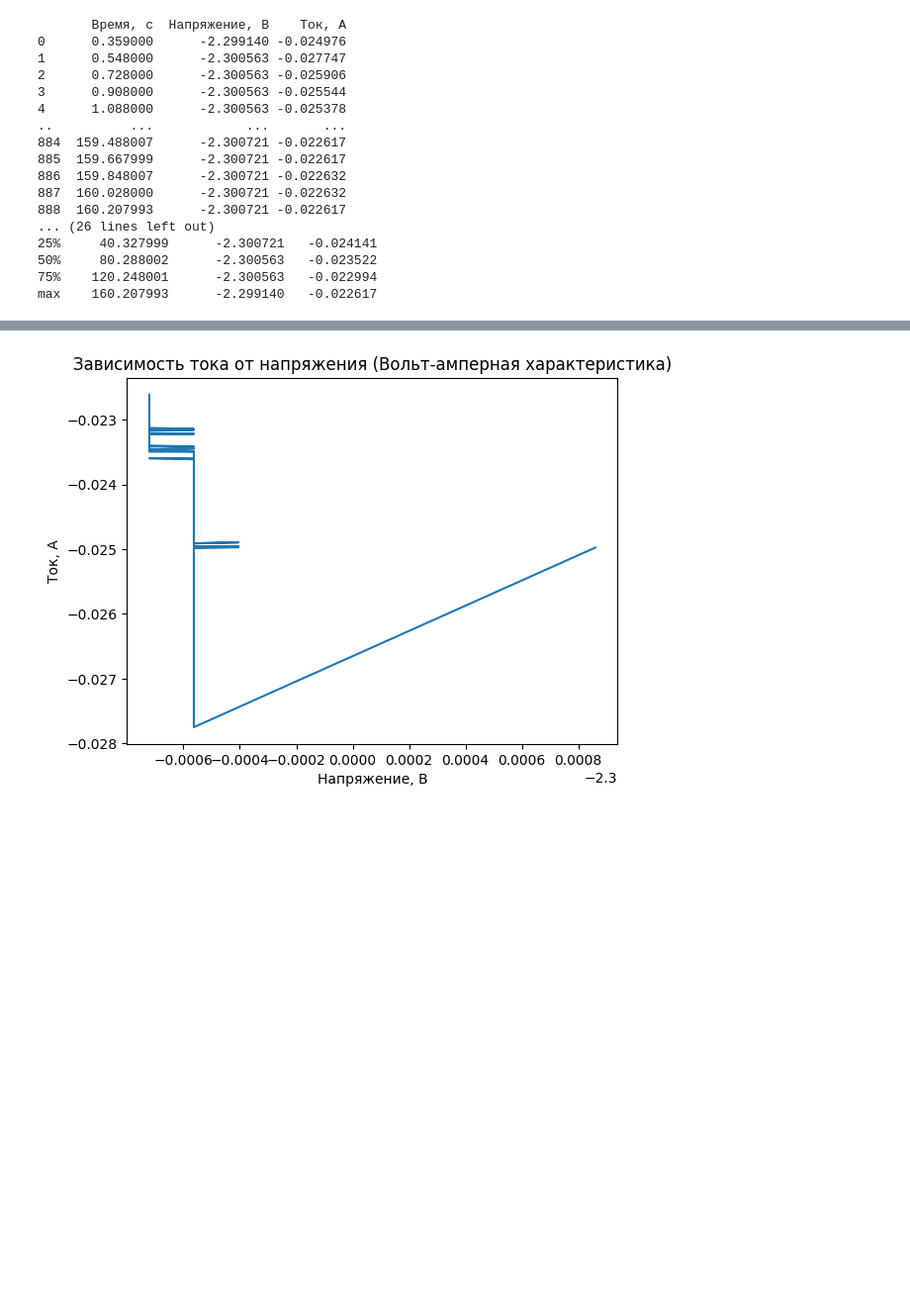
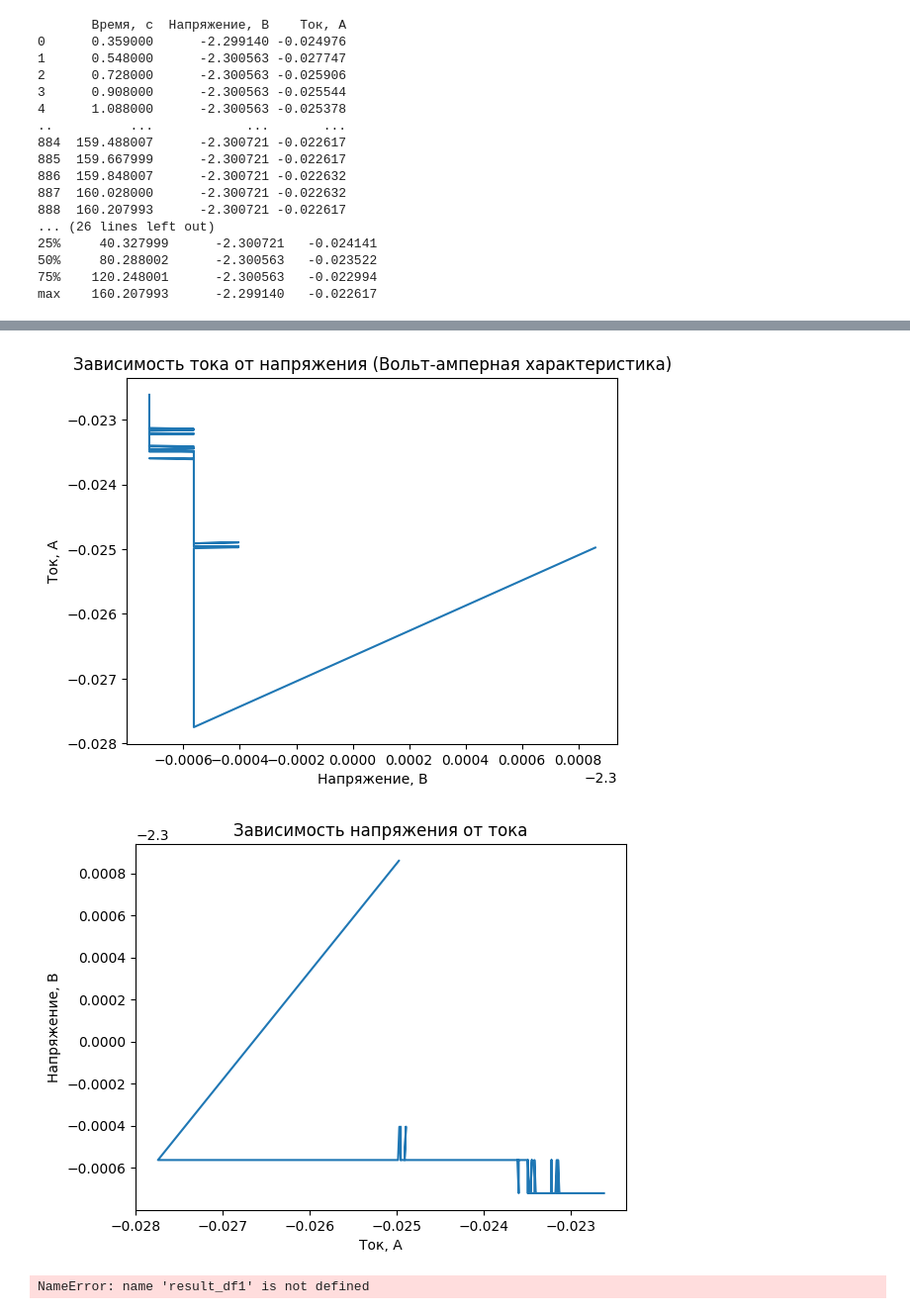
Before and after one commit to IgorChekmarev/fizha, a Jupyter notebook: el_kap/2/b/el_kap_2b.ipynb, the cells around one changed output, grey strips where cells are left out. Shown at 99% size. Saved outputs shown, nothing was run; the diff lists cells and outputs as text; code cells hidden in the pictures; blank space fills up the shorter version.

```diff
--- a/el_kap/2/b/el_kap_2b.ipynb
+++ b/el_kap/2/b/el_kap_2b.ipynb
@@ -62,32 +62,75 @@ result_df = pd.read_excel('2.1readydata.xlsx')
 # %%
 import pandas as pd
 import matplotlib.pyplot as plt
 
 plt.plot(result_df['Время, с'], result_df['Напряжение, В'])
 plt.title('Зависимость напряжения от времени')
 plt.xlabel('Время, с')
 plt.ylabel('Напряжение, В')
-plt.savefig("Напряжение от времени обработка", bbox_inches='tight')
+plt.savefig("Напряжение от времени 3 цикла", bbox_inches='tight')
 
 plt.show()
 
 # 3. График C от
 plt.plot(result_df['Время, с'], result_df['Ток, А'])
 plt.title('Зависимость тока от времени')
 plt.xlabel('Время, с')
 plt.ylabel('Ток, А')
-plt.savefig("Ток от времени обработка", bbox_inches='tight')
+plt.savefig("Ток от времени 3 цикла", bbox_inches='tight')
 
 plt.show()
 
 plt.plot(result_df['Напряжение, В'], result_df['Ток, А'])
 plt.title('Зависимость тока от напряжения (Вольт-амперная характеристика)')
 plt.xlabel('Напряжение, В')
 plt.ylabel('Ток, А')
-plt.savefig("Ток от напряжения обработка", bbox_inches='tight')
+plt.savefig("Ток от напряжения 3 цикла", bbox_inches='tight')
 
 plt.show()
+
+plt.plot(result_df['Ток, А'], result_df['Напряжение, В'])
+plt.title('Зависимость напряжения от тока')
+plt.xlabel('Ток, А')
+plt.ylabel('Напряжение, В')
+plt.savefig("Ток от напряжения 3 цикла", bbox_inches='tight')
+
+plt.show()
+
+plt.plot(result_df1['Время, с'], result_df1['Напряжение, В'])
+plt.title('Зависимость напряжения от времени')
+plt.xlabel('Время, с')
+plt.ylabel('Напряжение, В')
+plt.savefig("Напряжение от времени 1 цикл", bbox_inches='tight')
+
+plt.show()
+
+# 3. График C от
+plt.plot(result_df1['Время, с'], result_df1['Ток, А'])
+plt.title('Зависимость тока от времени')
+plt.xlabel('Время, с')
+plt.ylabel('Ток, А')
+plt.savefig("Ток от времени 1 цикл", bbox_inches='tight')
+
+plt.show()
+
+plt.plot(result_df1['Напряжение, В'], result_df1['Ток, А'])
+plt.title('Зависимость тока от напряжения (Вольт-амперная характеристика)')
+plt.xlabel('Напряжение, В')
+plt.ylabel('Ток, А')
+plt.savefig("Ток от напряжения 1 цикл", bbox_inches='tight')
+
+plt.show()
+
+plt.plot(result_df1['Ток, А'], result_df1['Напряжение, В'])
+plt.title('Зависимость напряжения от тока')
+plt.xlabel('Ток, А')
+plt.ylabel('Напряжение, В')
+plt.savefig("Ток от напряжения 1 цикл", bbox_inches='tight')
+
+plt.show()
 # %% [output]
 [figure]
 [figure]
 [figure]
+[figure, added]
+NameError: name 'result_df1' is not defined
```
Also changed, not shown: 10 other files.
